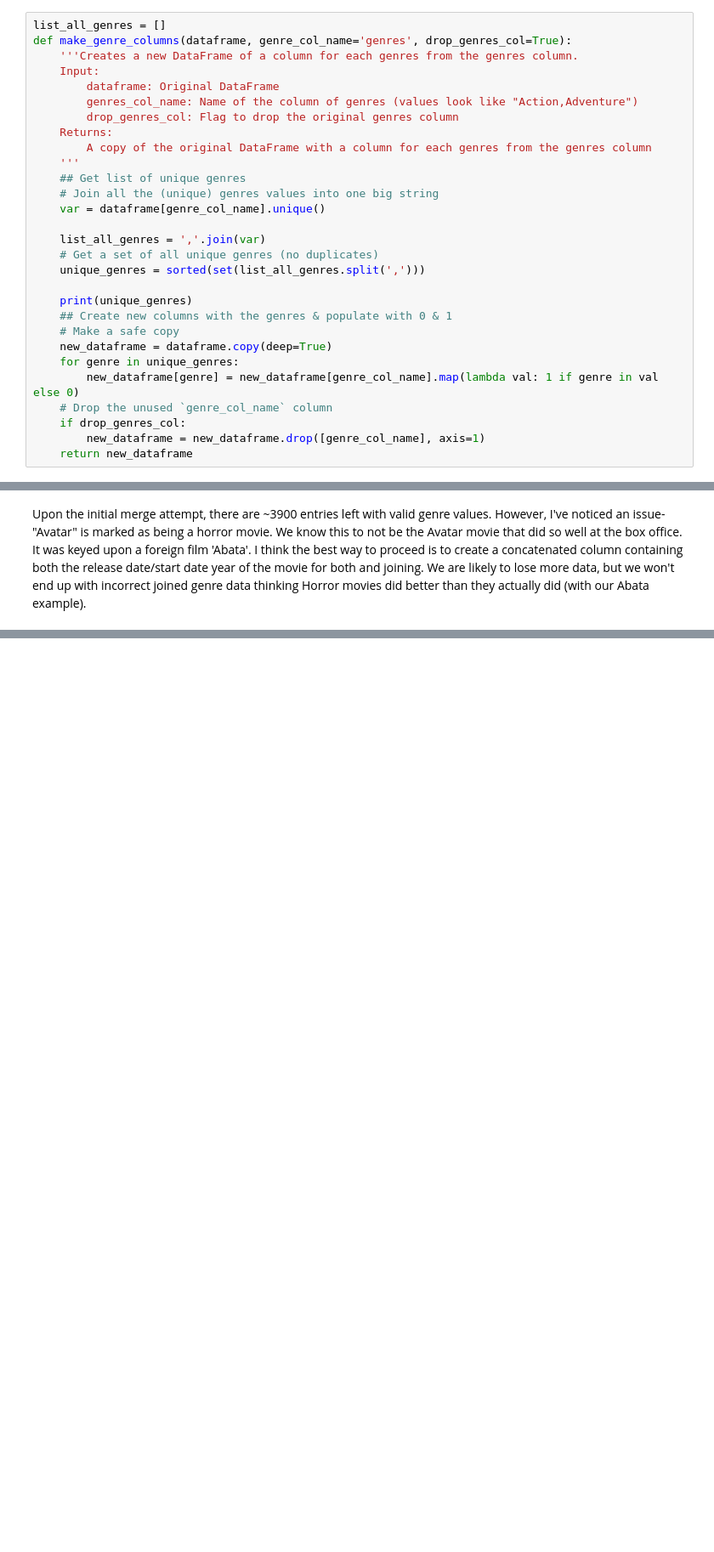
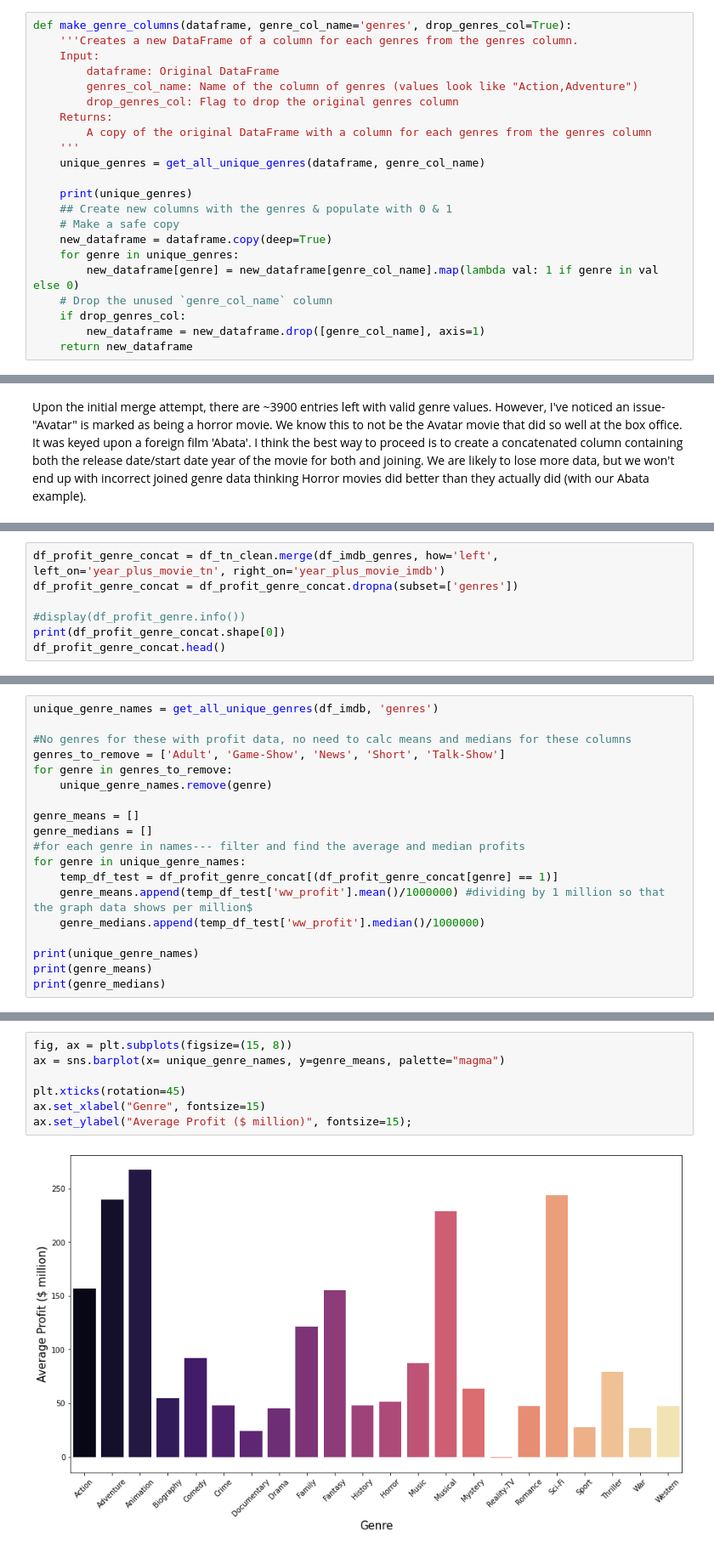
Before and after one commit to ewehmueller/movie-analysis, a Jupyter notebook: movie-analysis.ipynb, the cells around one changed output, grey strips where cells are left out. Shown at 85% size. Drawn from its saved outputs; the diff is of its cells as text; blank space fills up the shorter version.

Commit message:
profit/genre merged, visualizations created

```diff
--- a/movie-analysis.ipynb
+++ b/movie-analysis.ipynb
@@ -546,5 +559,4 @@ df_imdb.head()
 # %%
-list_all_genres = []
 def make_genre_columns(dataframe, genre_col_name='genres', drop_genres_col=True):
     '''Creates a new DataFrame of a column for each genres from the genres column.
     Input:
@@ -554,13 +566,7 @@ def make_genre_columns(dataframe, genre_col_name='genres', drop_genres_col=True)
     Returns:
         A copy of the original DataFrame with a column for each genres from the genres column
     '''
-    ## Get list of unique genres
-    # Join all the (unique) genres values into one big string
-    var = dataframe[genre_col_name].unique()
-
-    list_all_genres = ','.join(var)
-    # Get a set of all unique genres (no duplicates)
-    unique_genres = sorted(set(list_all_genres.split(',')))
+    unique_genres = get_all_unique_genres(dataframe, genre_col_name)
 
     print(unique_genres)
     ## Create new columns with the genres & populate with 0 & 1
@@ -611,0 +646,7 @@ Upon the initial merge attempt, there are ~3900 entries left with valid genre va
+# %%
+df_profit_genre_concat = df_tn_clean.merge(df_imdb_genres, how='left', left_on='year_plus_movie_tn', right_on='year_plus_movie_imdb')
+df_profit_genre_concat = df_profit_genre_concat.dropna(subset=['genres'])
+
+#display(df_profit_genre.info())
+print(df_profit_genre_concat.shape[0])
+df_profit_genre_concat.head()
@@ -611,0 +677,19 @@ Upon the initial merge attempt, there are ~3900 entries left with valid genre va
+# %%
+unique_genre_names = get_all_unique_genres(df_imdb, 'genres')
+
+#No genres for these with profit data, no need to calc means and medians for these columns
+genres_to_remove = ['Adult', 'Game-Show', 'News', 'Short', 'Talk-Show']
+for genre in genres_to_remove:
+    unique_genre_names.remove(genre)
+
+genre_means = []
+genre_medians = []
+#for each genre in names--- filter and find the average and median profits
+for genre in unique_genre_names:
+    temp_df_test = df_profit_genre_concat[(df_profit_genre_concat[genre] == 1)]
+    genre_means.append(temp_df_test['ww_profit'].mean()/1000000) #dividing by 1 million so that the graph data shows per million$
+    genre_medians.append(temp_df_test['ww_profit'].median()/1000000)
+
+print(unique_genre_names)
+print(genre_means)
+print(genre_medians)
@@ -611,0 +702,9 @@ Upon the initial merge attempt, there are ~3900 entries left with valid genre va
+# %%
+fig, ax = plt.subplots(figsize=(15, 8))
+ax = sns.barplot(x= unique_genre_names, y=genre_means, palette="magma")
+
+plt.xticks(rotation=45)
+ax.set_xlabel("Genre", fontsize=15)
+ax.set_ylabel("Average Profit ($ million)", fontsize=15);
+# %% [output]
+[figure, added]
```
Also changed, not shown: parts of 18 cells of this notebook.
